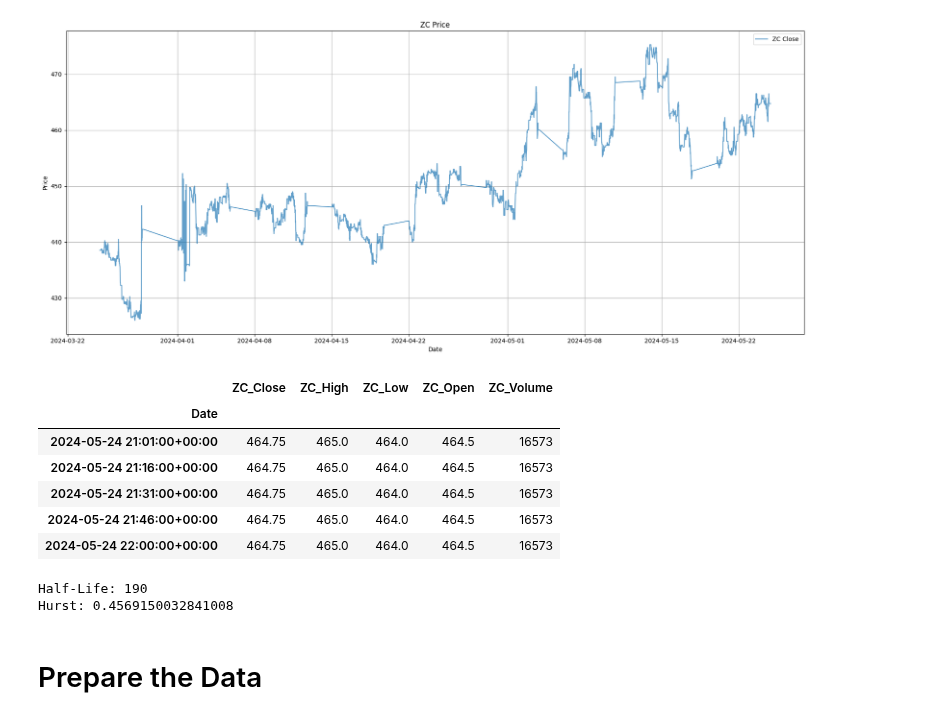
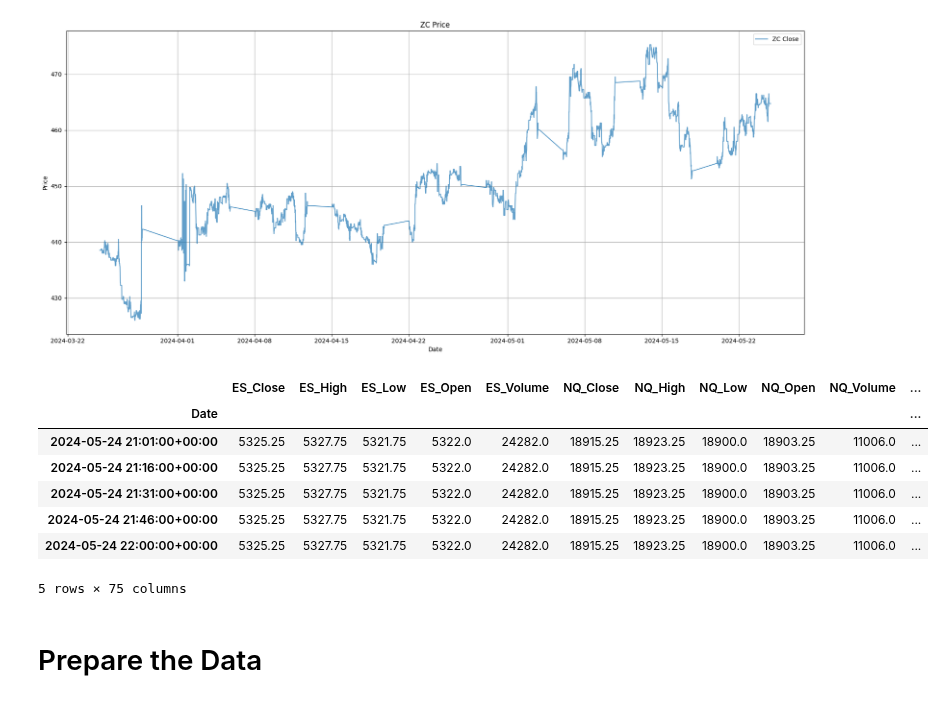
Before and after one commit to adamd1985/intra_day_futures_arb, a Jupyter notebook: gb_algo.ipynb, the cells around one changed output. Cells and saved outputs as stored; diff of their text form; code cells hidden in the pictures.

```diff
--- a/gb_algo.ipynb
+++ b/gb_algo.ipynb
@@ -107,25 +107,19 @@ plt.show()
 # %% [output]
 [figure]
 # %%
-target_fut_df = futs_df[[f"{TARGET_FUT}_Close", f"{TARGET_FUT}_High", f"{TARGET_FUT}_Low", f"{TARGET_FUT}_Open", f"{TARGET_FUT}_Volume"]]
+target_fut_df = futs_df[
+    [item for f in MARKET_FUTS + AGRI_FUTS for item in [f"{f.replace('=F', '')}_Close", f"{f.replace('=F', '')}_High", f"{f.replace('=F', '')}_Low", f"{f.replace('=F', '')}_Open", f"{f.replace('=F', '')}_Volume"]]
+]
+
 target_fut_df.tail(5)
 # %% [output]
-|  | ZC_Close | ZC_High | ZC_Low | ZC_Open | ZC_Volume |
-| Date |  |  |  |  |  |
-| 2024-05-24 21:01:00+00:00 | 464.75 | 465.0 | 464.0 | 464.5 | 16573 |
-| 2024-05-24 21:16:00+00:00 | 464.75 | 465.0 | 464.0 | 464.5 | 16573 |
-| 2024-05-24 21:31:00+00:00 | 464.75 | 465.0 | 464.0 | 464.5 | 16573 |
-| 2024-05-24 21:46:00+00:00 | 464.75 | 465.0 | 464.0 | 464.5 | 16573 |
-| 2024-05-24 22:00:00+00:00 | 464.75 | 465.0 | 464.0 | 464.5 | 16573 |
+|  | ES_Close | ES_High | ES_Low | ES_Open | ES_Volume | NQ_Close | NQ_High | NQ_Low | NQ_Open | NQ_Volume | ... |
+| Date |  |  |  |  |  |  |  |  |  |  | ... |
+| 2024-05-24 21:01:00+00:00 | 5325.25 | 5327.75 | 5321.75 | 5322.0 | 24282.0 | 18915.25 | 18923.25 | 18900.0 | 18903.25 | 11006.0 | ... |
+| 2024-05-24 21:16:00+00:00 | 5325.25 | 5327.75 | 5321.75 | 5322.0 | 24282.0 | 18915.25 | 18923.25 | 18900.0 | 18903.25 | 11006.0 | ... |
+| 2024-05-24 21:31:00+00:00 | 5325.25 | 5327.75 | 5321.75 | 5322.0 | 24282.0 | 18915.25 | 18923.25 | 18900.0 | 18903.25 | 11006.0 | ... |
+| 2024-05-24 21:46:00+00:00 | 5325.25 | 5327.75 | 5321.75 | 5322.0 | 24282.0 | 18915.25 | 18923.25 | 18900.0 | 18903.25 | 11006.0 | ... |
+| 2024-05-24 22:00:00+00:00 | 5325.25 | 5327.75 | 5321.75 | 5322.0 | 24282.0 | 18915.25 | 18923.25 | 18900.0 | 18903.25 | 11006.0 | ... |
+5 rows × 75 columns
-# %%
-from quant_equations import get_ou
-
-HALF_LIFE, HURST = get_ou(target_fut_df, f"{TARGET_FUT}_Close")
-
-print("Half-Life:", HALF_LIFE)
-print("Hurst:", HURST)
-# %% [output]
-Half-Life: 190
-Hurst: 0.4569150032841008
 # %% [markdown]
 # Prepare the Data
```
Also changed, not shown: parts of 8 cells of this notebook.
